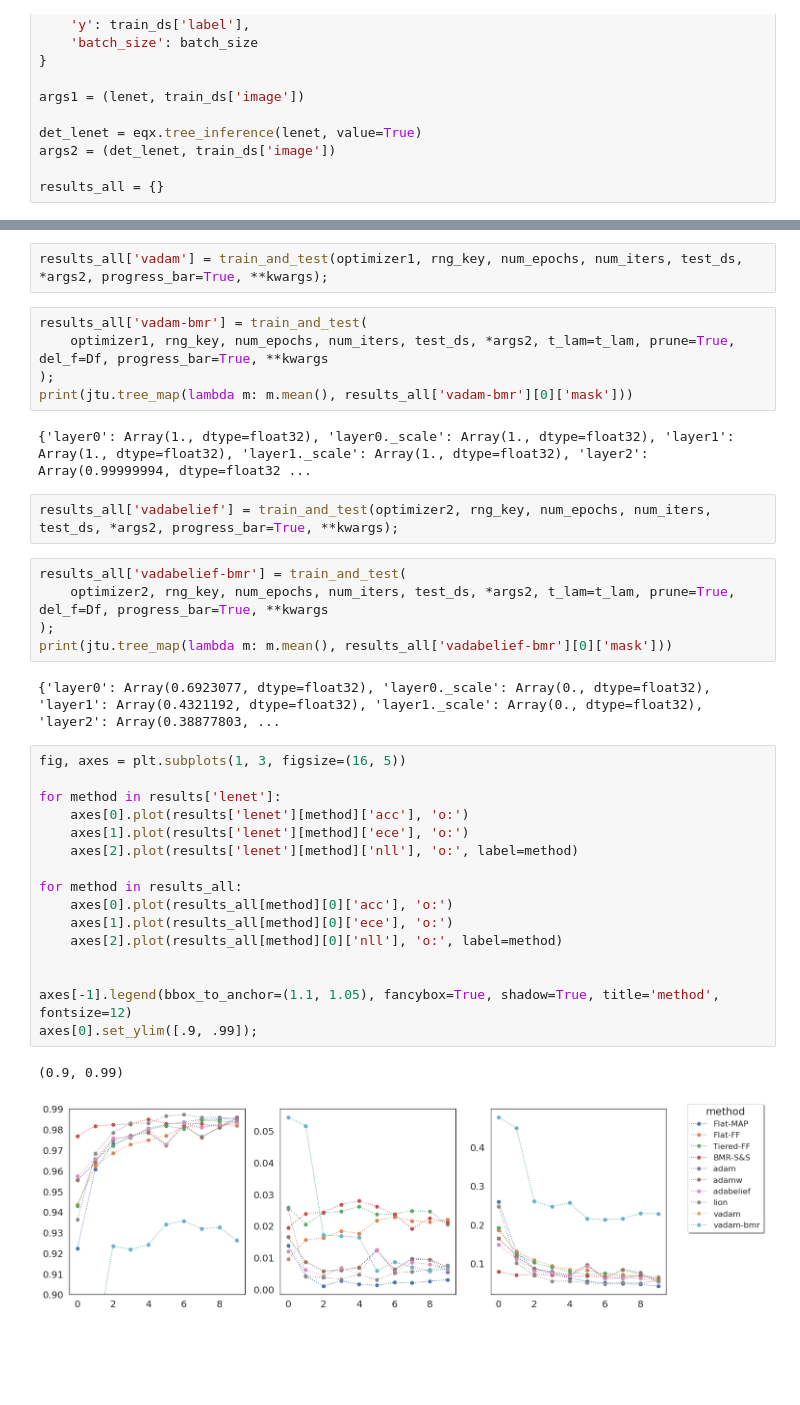
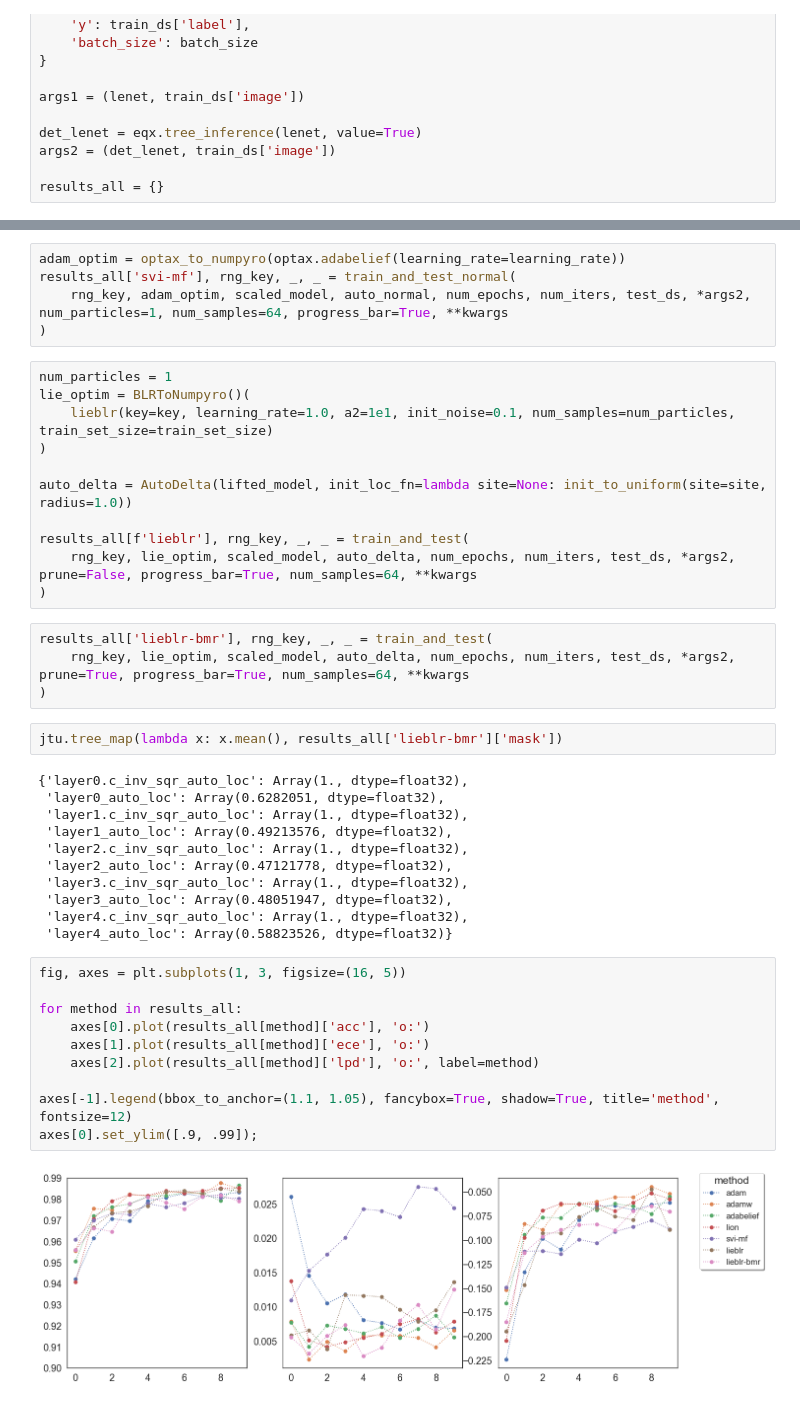
Before and after one commit to dimarkov/bmr4pml, a Jupyter notebook: notebooks/test_mnist.ipynb, the cells around one changed output, grey strips where cells are left out. Cells and saved outputs as stored; diff of their text form; blank space fills up the shorter version.

```diff
--- a/notebooks/test_mnist.ipynb
+++ b/notebooks/test_mnist.ipynb
@@ -812,38 +676,46 @@ results_all['lion'] = train_and_test(optimizer6, rng_key, num_epochs, num_iters,
-# %%
-results_all['vadam'] = train_and_test(optimizer1, rng_key, num_epochs, num_iters, test_ds, *args2, progress_bar=True, **kwargs);
-# %%
-results_all['vadam-bmr'] = train_and_test(
-    optimizer1, rng_key, num_epochs, num_iters, test_ds, *args2, t_lam=t_lam, prune=True, del_f=Df, progress_bar=True, **kwargs
-);
-print(jtu.tree_map(lambda m: m.mean(), results_all['vadam-bmr'][0]['mask']))
-# %% [output]
-{'layer0': Array(1., dtype=float32), 'layer0._scale': Array(1., dtype=float32), 'layer1': Array(1., dtype=float32), 'layer1._scale': Array(1., dtype=float32), 'layer2': Array(0.99999994, dtype=float32 ...
-# %%
-results_all['vadabelief'] = train_and_test(optimizer2, rng_key, num_epochs, num_iters, test_ds, *args2, progress_bar=True, **kwargs);
-# %%
-results_all['vadabelief-bmr'] = train_and_test(
-    optimizer2, rng_key, num_epochs, num_iters, test_ds, *args2, t_lam=t_lam, prune=True, del_f=Df, progress_bar=True, **kwargs
-);
-print(jtu.tree_map(lambda m: m.mean(), results_all['vadabelief-bmr'][0]['mask']))
-# %% [output]
-{'layer0': Array(0.6923077, dtype=float32), 'layer0._scale': Array(0., dtype=float32), 'layer1': Array(0.4321192, dtype=float32), 'layer1._scale': Array(0., dtype=float32), 'layer2': Array(0.38877803, ...
+# %%
+adam_optim = optax_to_numpyro(optax.adabelief(learning_rate=learning_rate))
+results_all['svi-mf'], rng_key, _, _ = train_and_test_normal(
+    rng_key, adam_optim, scaled_model, auto_normal, num_epochs, num_iters, test_ds, *args2, num_particles=1, num_samples=64, progress_bar=True, **kwargs
+)
+# %%
+num_particles = 1
+lie_optim = BLRToNumpyro()(
+    lieblr(key=key, learning_rate=1.0, a2=1e1, init_noise=0.1, num_samples=num_particles, train_set_size=train_set_size)
+)
+
+auto_delta = AutoDelta(lifted_model, init_loc_fn=lambda site=None: init_to_uniform(site=site, radius=1.0))
+
+results_all[f'lieblr'], rng_key, _, _ = train_and_test(
+    rng_key, lie_optim, scaled_model, auto_delta, num_epochs, num_iters, test_ds, *args2, prune=False, progress_bar=True, num_samples=64, **kwargs
+)
+# %%
+results_all['lieblr-bmr'], rng_key, _, _ = train_and_test(
+    rng_key, lie_optim, scaled_model, auto_delta, num_epochs, num_iters, test_ds, *args2, prune=True, progress_bar=True, num_samples=64, **kwargs
+)
+# %%
+jtu.tree_map(lambda x: x.mean(), results_all['lieblr-bmr']['mask'])
+# %% [output]
+{'layer0.c_inv_sqr_auto_loc': Array(1., dtype=float32),
+ 'layer0_auto_loc': Array(0.6282051, dtype=float32),
+ 'layer1.c_inv_sqr_auto_loc': Array(1., dtype=float32),
+ 'layer1_auto_loc': Array(0.49213576, dtype=float32),
+ 'layer2.c_inv_sqr_auto_loc': Array(1., dtype=float32),
+ 'layer2_auto_loc': Array(0.47121778, dtype=float32),
+ 'layer3.c_inv_sqr_auto_loc': Array(1., dtype=float32),
+ 'layer3_auto_loc': Array(0.48051947, dtype=float32),
+ 'layer4.c_inv_sqr_auto_loc': Array(1., dtype=float32),
+ 'layer4_auto_loc': Array(0.58823526, dtype=float32)}
 # %%
 fig, axes = plt.subplots(1, 3, figsize=(16, 5))
 
-for method in results['lenet']:
-    axes[0].plot(results['lenet'][method]['acc'], 'o:')
-    axes[1].plot(results['lenet'][method]['ece'], 'o:')
-    axes[2].plot(results['lenet'][method]['nll'], 'o:', label=method)
-
 for method in results_all:
-    axes[0].plot(results_all[method][0]['acc'], 'o:')
-    axes[1].plot(results_all[method][0]['ece'], 'o:')
-    axes[2].plot(results_all[method][0]['nll'], 'o:', label=method)
-
+    axes[0].plot(results_all[method]['acc'], 'o:')
+    axes[1].plot(results_all[method]['ece'], 'o:')
+    axes[2].plot(results_all[method]['lpd'], 'o:', label=method)
 
 axes[-1].legend(bbox_to_anchor=(1.1, 1.05), fancybox=True, shadow=True, title='method', fontsize=12)
 axes[0].set_ylim([.9, .99]);
 # %% [output]
-(0.9, 0.99)
-[figure, old version]
+[figure, new version]
 # %%
```
Also changed, not shown: parts of 43 cells of this notebook, 1 other file.
